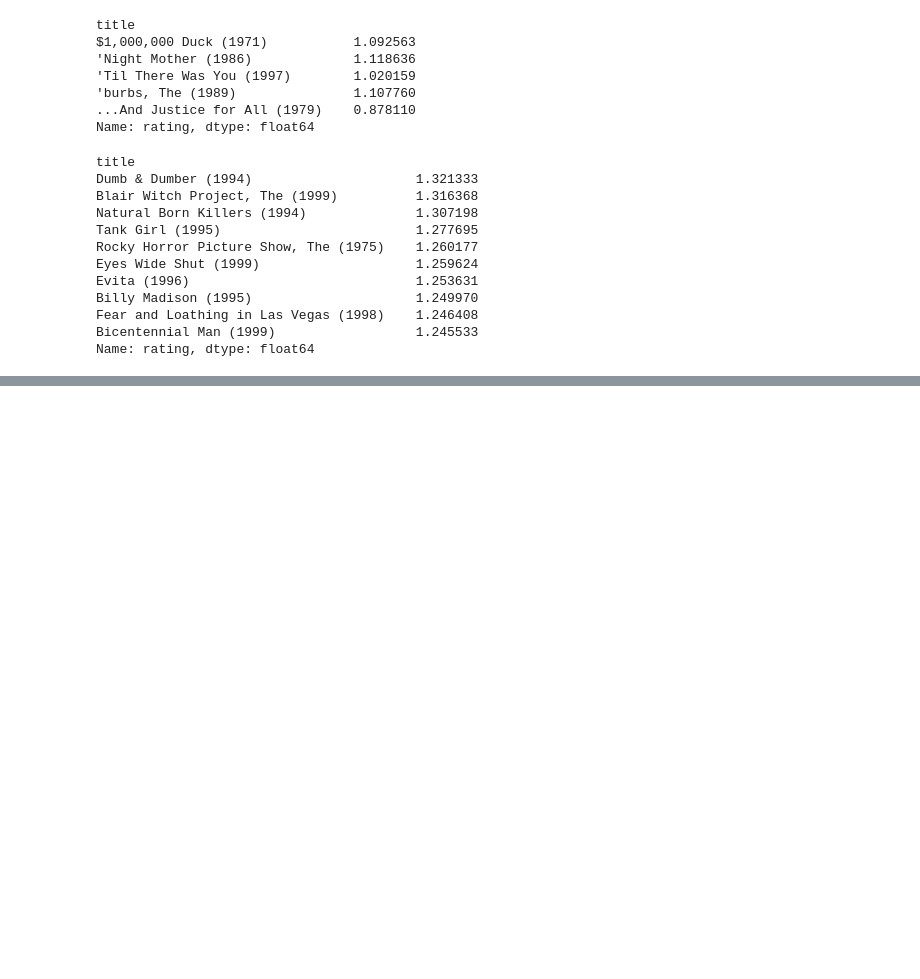
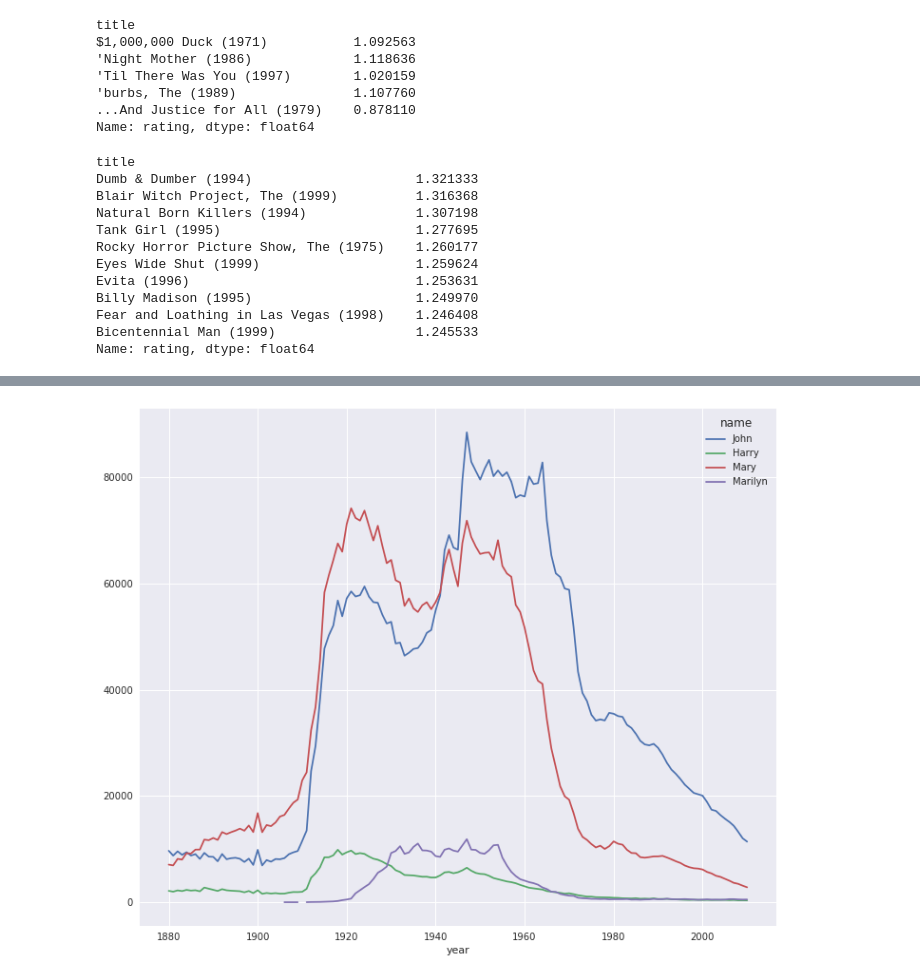
Before and after one commit to maxim5/pydata-book, a Jupyter notebook: my14.ipynb, the cells around one changed output, grey strips where cells are left out. Drawn from its saved outputs; the diff is of its cells as text; code cells hidden in the pictures; blank space fills up the shorter version.

```diff
--- a/my14.ipynb
+++ b/my14.ipynb
@@ -304,0 +359,6 @@ Name: rating, dtype: float64
+# %%
+def add_prop(group):
+    group['prop'] = names.births / group.births.sum()
+    return group
+names = names.groupby(['year', 'sex']).apply(add_prop)
+names.head()
@@ -304,0 +382,8 @@ Name: rating, dtype: float64
+# %%
+def get_top1000(group):
+    return group.sort_values(by='births', ascending=False)[:1000]
+grouped = names.groupby(['year', 'sex'])
+top1000 = grouped.apply(get_top1000)
+top1000 = top1000.reset_index(drop=True)
+top1000.head()
+top1000.tail()
@@ -304,0 +412,3 @@ Name: rating, dtype: float64
+# %%
+total_births = top1000.pivot_table('births', index='year', columns='name', aggfunc='sum')
+total_births.head()
@@ -304,0 +424,5 @@ Name: rating, dtype: float64
+# %%
+subset = total_births[['John', 'Harry', 'Mary', 'Marilyn']]
+subset.plot(figsize=(12, 10), subplots=False);
+# %% [output]
+[figure, added]
```
Also changed, not shown: parts of 25 cells of this notebook.
